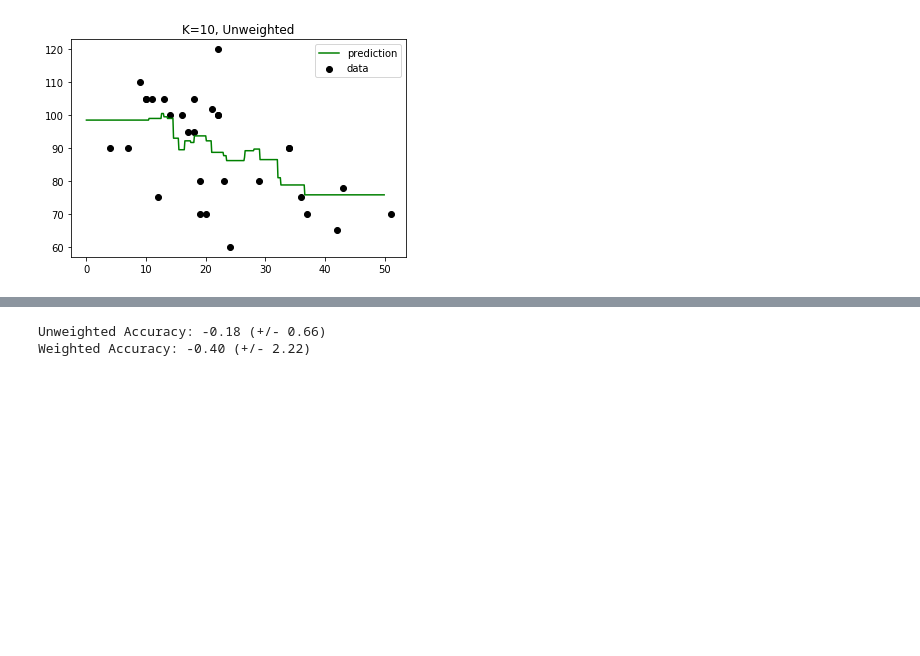
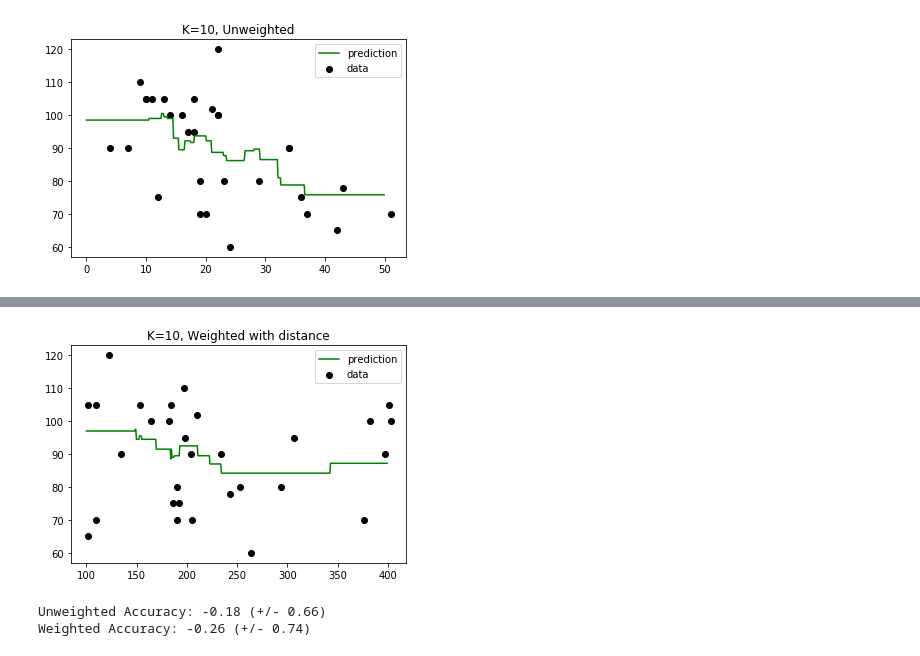
Before and after one commit to gurkpet/Thinkful-Lessons, a Jupyter notebook: Thinkful 3.1 KNN/Thinkful+3.1.3+KNN+Regression+Model.ipynb, the cells around one changed output, grey strips where cells are left out. Saved outputs shown, nothing was run; the diff lists cells and outputs as text; code cells hidden in the pictures; blank space fills up the shorter version.

```diff
--- a/Thinkful 3.1 KNN/Thinkful+3.1.3+KNN+Regression+Model.ipynb
+++ b/Thinkful 3.1 KNN/Thinkful+3.1.3+KNN+Regression+Model.ipynb
@@ -61,9 +69,17 @@ plt.show()
+# %%
+plt.scatter(X_w.duration, Y, c='k', label='data')
+plt.plot(T_w.duration, Y_, c='g', label='prediction')
+plt.legend()
+plt.title('K={}, Weighted with {}'.format(neigh, weight))
+plt.show()
+# %% [output]
+[figure, added]
 # %%
 from sklearn.model_selection import cross_val_score
 score = cross_val_score(knn, X, Y, cv=5)
 print("Unweighted Accuracy: %0.2f (+/- %0.2f)" % (score.mean(), score.std() * 2))
-score_w = cross_val_score(knn_w, X, Y, cv=5)
+score_w = cross_val_score(knn_w, X_w, Y_w, cv=5)
 print("Weighted Accuracy: %0.2f (+/- %0.2f)" % (score_w.mean(), score_w.std() * 2))
 # %% [output]
 Unweighted Accuracy: -0.18 (+/- 0.66)
-Weighted Accuracy: -0.40 (+/- 2.22)
+Weighted Accuracy: -0.26 (+/- 0.74)
```
Also changed, not shown: parts of 5 cells of this notebook.
